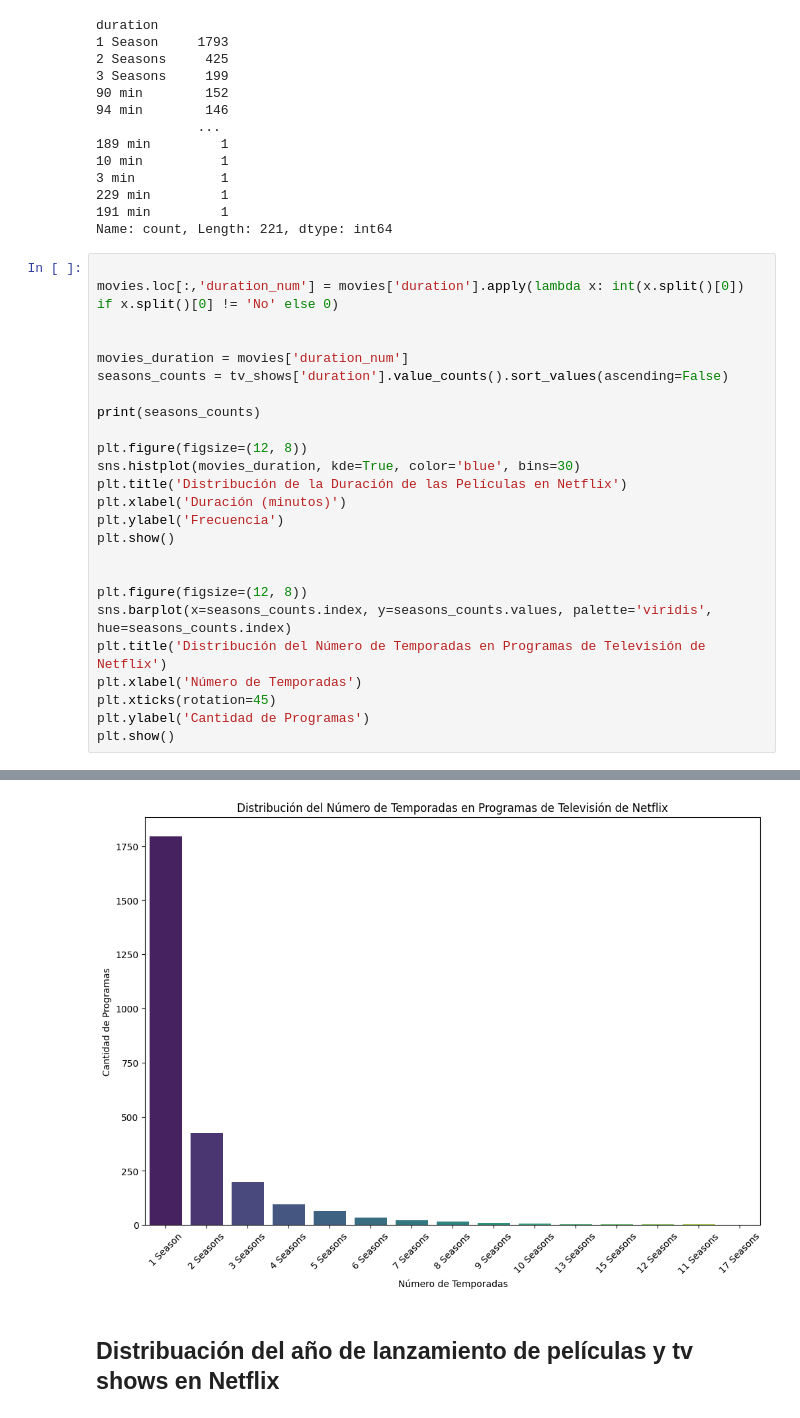
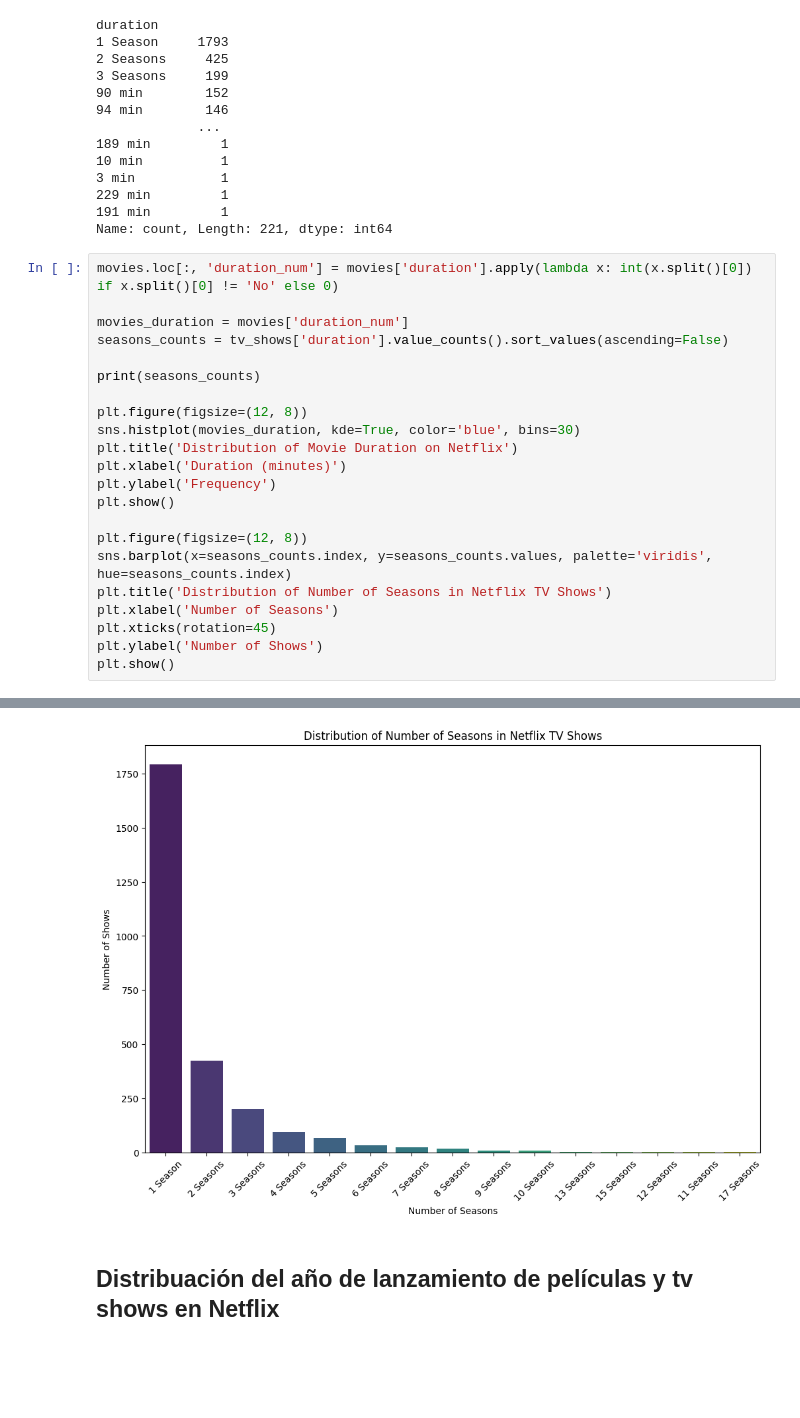
Before and after one commit to ju4n-avendanoa/Data_Netflix, a Jupyter notebook: main.ipynb, the cells around one changed output, grey strips where cells are left out. Saved outputs shown, nothing was run; the diff lists cells and outputs as text; blank space fills up the shorter version.

```diff
--- a/main.ipynb
+++ b/main.ipynb
@@ -310,9 +310,7 @@ duration
 191 min         1
 Name: count, Length: 221, dtype: int64
 # %%
-
-movies.loc[:,'duration_num'] = movies['duration'].apply(lambda x: int(x.split()[0]) if x.split()[0] != 'No' else 0)
-
+movies.loc[:, 'duration_num'] = movies['duration'].apply(lambda x: int(x.split()[0]) if x.split()[0] != 'No' else 0)
 
 movies_duration = movies['duration_num']
 seasons_counts = tv_shows['duration'].value_counts().sort_values(ascending=False)
@@ -321,17 +319,16 @@ print(seasons_counts)
 
 plt.figure(figsize=(12, 8))
 sns.histplot(movies_duration, kde=True, color='blue', bins=30)
-plt.title('Distribución de la Duración de las Películas en Netflix')
-plt.xlabel('Duración (minutos)')
-plt.ylabel('Frecuencia')
+plt.title('Distribution of Movie Duration on Netflix')
+plt.xlabel('Duration (minutes)')
+plt.ylabel('Frequency')
 plt.show()
-
 
 plt.figure(figsize=(12, 8))
 sns.barplot(x=seasons_counts.index, y=seasons_counts.values, palette='viridis', hue=seasons_counts.index)
-plt.title('Distribución del Número de Temporadas en Programas de Televisión de Netflix')
-plt.xlabel('Número de Temporadas')
+plt.title('Distribution of Number of Seasons in Netflix TV Shows')
+plt.xlabel('Number of Seasons')
 plt.xticks(rotation=45)
-plt.ylabel('Cantidad de Programas')
+plt.ylabel('Number of Shows')
 plt.show()
 # %% [output]
@@ -361,4 +353,4 @@ Name: count, dtype: int64
-[figure, old version]
+[figure, new version]
 # %% [markdown]
 ## Distribuación del año de lanzamiento de películas y tv shows en Netflix
 # %%
```
Also changed, not shown: parts of 35 cells of this notebook.
